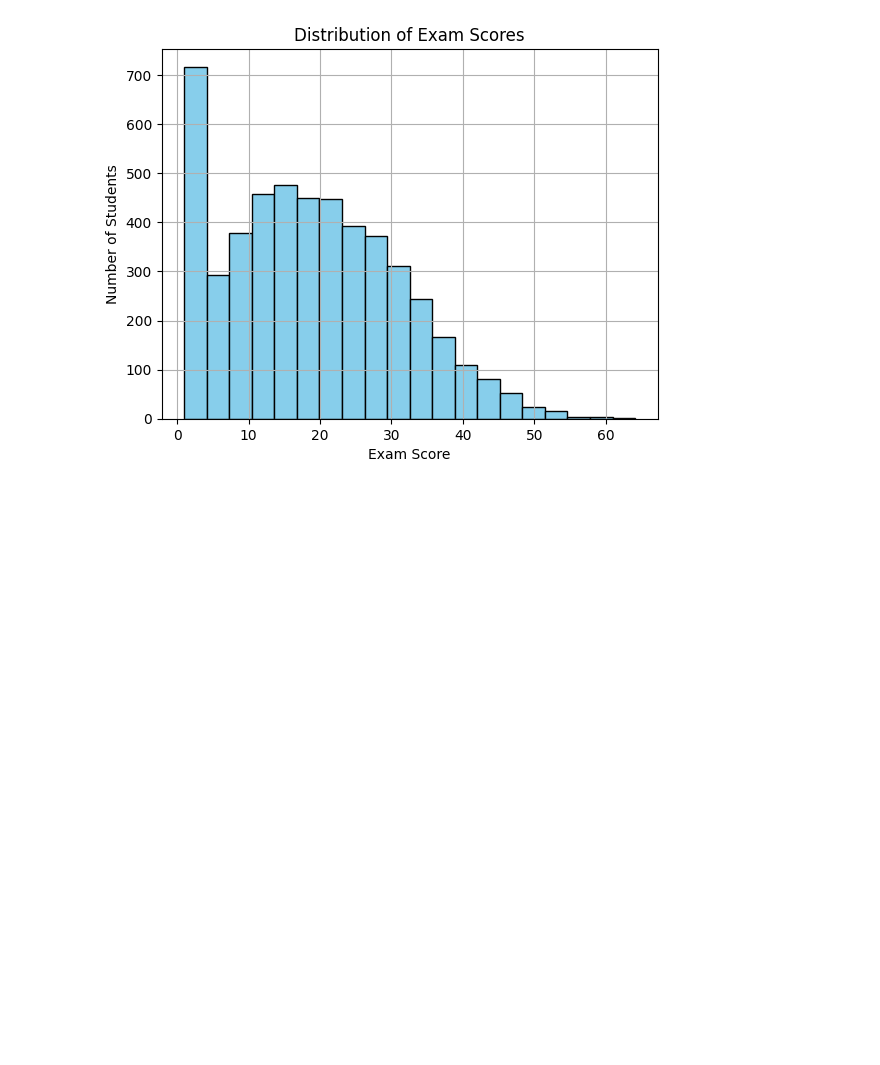
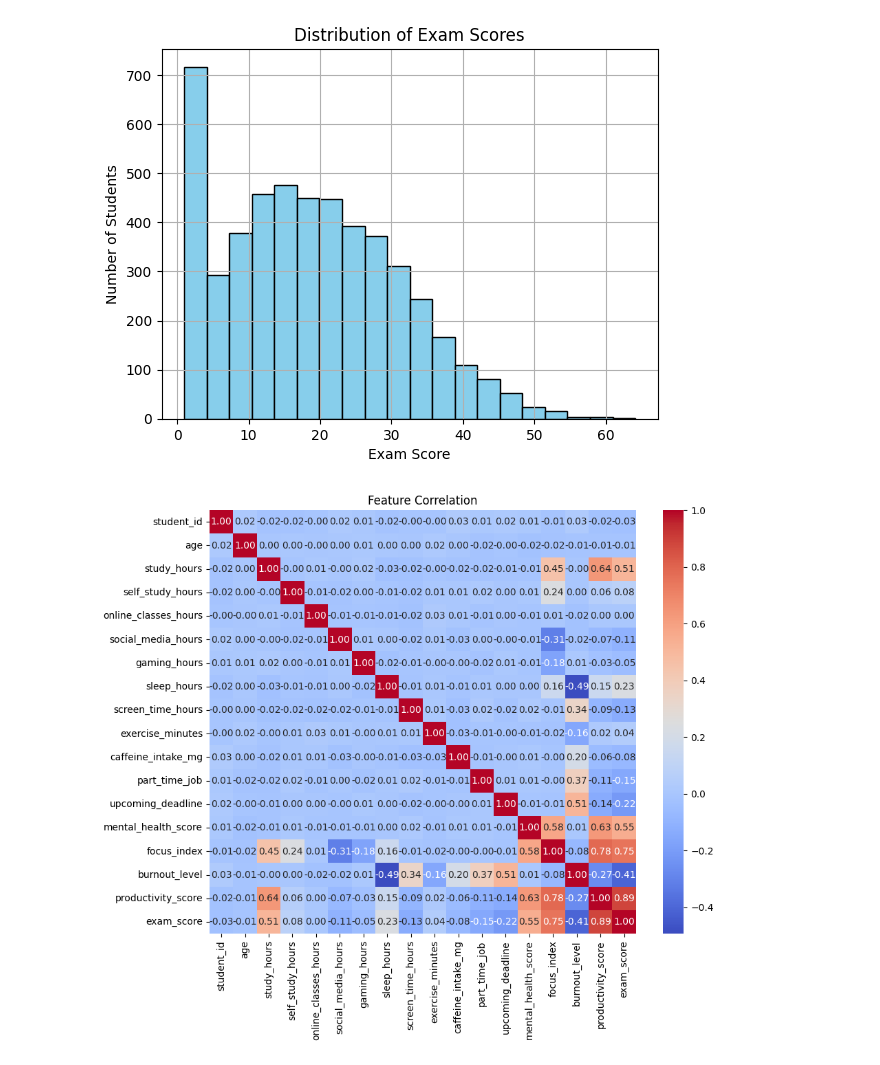
Before and after one commit to alibro005/student-exam-predictor, a Jupyter notebook: model/student_exam_predictor.ipynb, the cells around one changed output. Drawn from its saved outputs; the diff is of its cells as text; code cells hidden in the pictures; blank space fills up the shorter version.

```diff
--- a/model/student_exam_predictor.ipynb
+++ b/model/student_exam_predictor.ipynb
@@ -10,7 +10,7 @@ from sklearn.metrics import mean_absolute_error,mean_squared_error,r2_score,accu
 # %% [markdown]
 Load the dataset
 # %%
-data = pd.read_csv("data/student_performance.csv")
+data = pd.read_csv(r"C:\Users\alibro\Desktop\student_performance_predictor\data\student_performance.csv")
 
 X = data[['study_hours',
         'self_study_hours',
@@ -135,6 +135,16 @@ plt.grid(True)
 plt.show()
 # %% [output]
 [figure]
+# %%
+import seaborn as sns
+numeric_data = data.select_dtypes(include='number')
+
+plt.figure(figsize=(10,8))
+sns.heatmap(numeric_data.corr(), annot=True, fmt=".2f", cmap="coolwarm")
+plt.title('Feature Correlation')
+plt.show()
+# %% [output]
+[figure, added]
 # %%
 
 plt.figure(figsize=(10,6))
```
Also changed, not shown: parts of 3 cells of this notebook, 1 other file.
